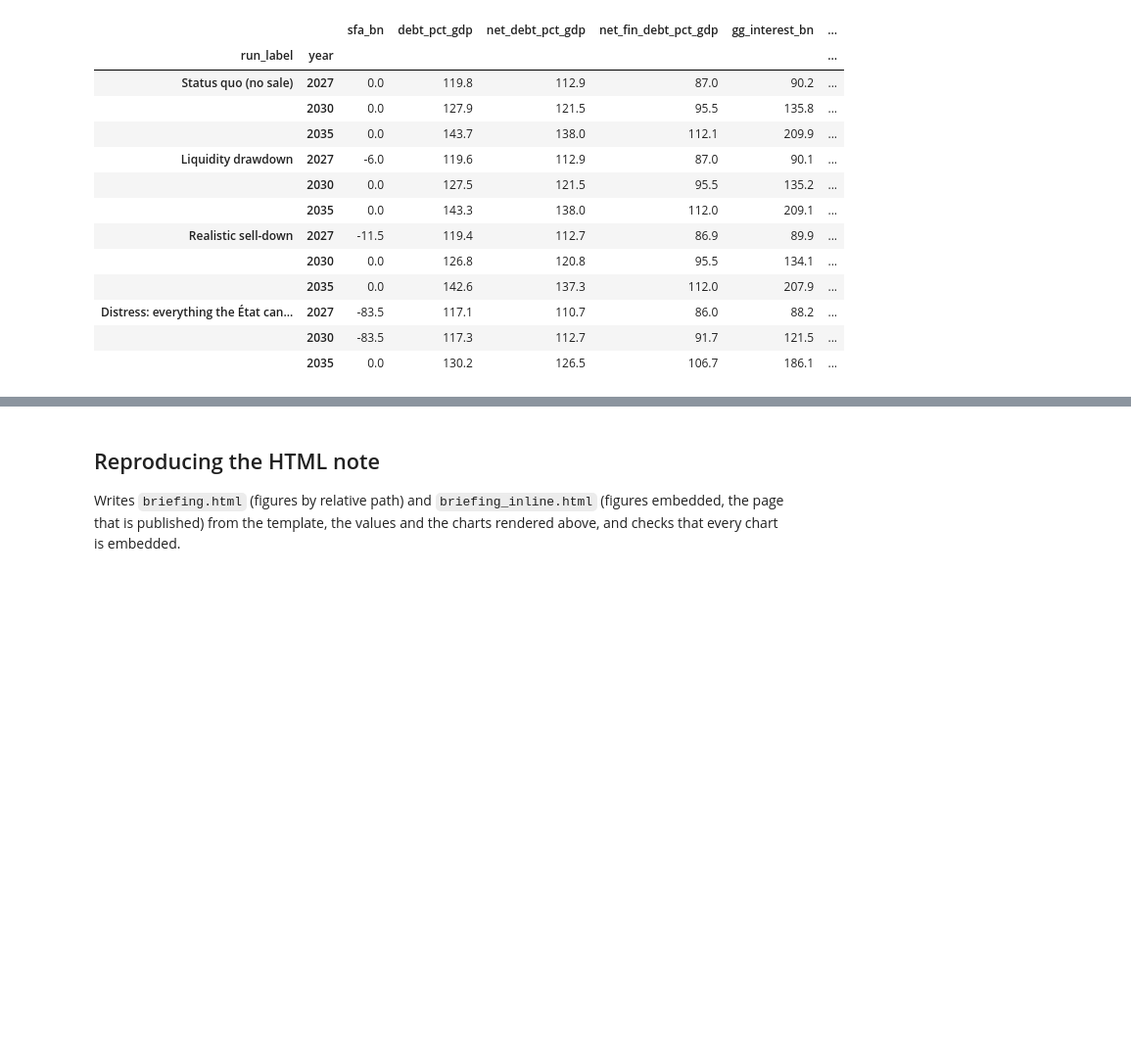
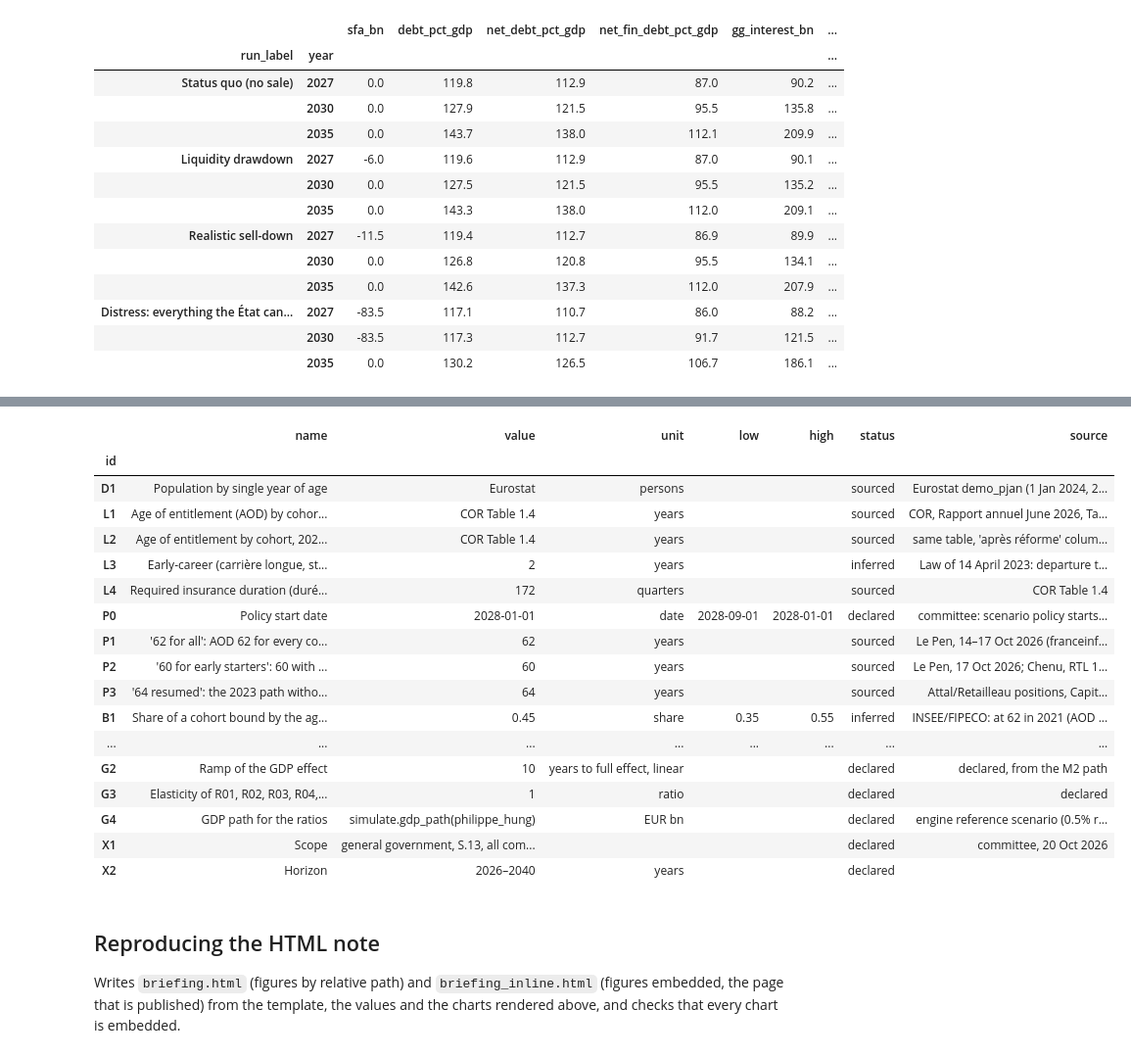
Before and after one commit to adrianchiu1/redbox, a Jupyter notebook: notebooks/France_fiscal_brief_20261013.ipynb, the cells around one changed output, grey strips where cells are left out. Shown at 98% size. Cells and saved outputs as stored; diff of their text form; code cells hidden in the pictures; blank space fills up the shorter version.

```diff
--- a/notebooks/France_fiscal_brief_20261013.ipynb
+++ b/notebooks/France_fiscal_brief_20261013.ipynb
@@ -393,3 +480,24 @@ sd[sd.year.isin([2027, 2030, 2035])][cols].round(1).set_index(["run_label", "yea
+# %%
+pd.read_csv(FIG / "pension_age_assumptions.csv", keep_default_na=False).set_index("id")[["name", "value", "unit", "low", "high", "status", "source"]]
+# %% [output]
+|  | name | value | unit | low | high | status | source |
+| id |  |  |  |  |  |  |  |
+| D1 | Population by single year of age | Eurostat | persons |  |  | sourced | Eurostat demo_pjan (1 Jan 2024, 2... |
+| L1 | Age of entitlement (AOD) by cohor... | COR Table 1.4 | years |  |  | sourced | COR, Rapport annuel June 2026, Ta... |
+| L2 | Age of entitlement by cohort, 202... | COR Table 1.4 | years |  |  | sourced | same table, 'après réforme' colum... |
+| L3 | Early-career (carrière longue, st... | 2 | years |  |  | inferred | Law of 14 April 2023: departure t... |
+| L4 | Required insurance duration (duré... | 172 | quarters |  |  | sourced | COR Table 1.4 |
+| P0 | Policy start date | 2028-01-01 | date | 2028-09-01 | 2028-01-01 | declared | committee: scenario policy starts... |
+| P1 | '62 for all': AOD 62 for every co... | 62 | years |  |  | sourced | Le Pen, 14–17 Oct 2026 (franceinf... |
+| P2 | '60 for early starters': 60 with ... | 60 | years |  |  | sourced | Le Pen, 17 Oct 2026; Chenu, RTL 1... |
+| P3 | '64 resumed': the 2023 path witho... | 64 | years |  |  | sourced | Attal/Retailleau positions, Capit... |
+| B1 | Share of a cohort bound by the ag... | 0.45 | share | 0.35 | 0.55 | inferred | INSEE/FIPECO: at 62 in 2021 (AOD ... |
+| ... | ... | ... | ... | ... | ... | ... | ... |
+| G2 | Ramp of the GDP effect | 10 | years to full effect, linear |  |  | declared | declared, from the M2 path |
+| G3 | Elasticity of R01, R02, R03, R04,... | 1 | ratio |  |  | declared | declared |
+| G4 | GDP path for the ratios | simulate.gdp_path(philippe_hung) | EUR bn |  |  | declared | engine reference scenario (0.5% r... |
+| X1 | Scope | general government, S.13, all com... |  |  |  | declared | committee, 20 Oct 2026 |
+| X2 | Horizon | 2026–2040 | years |  |  | declared |  |
 # %% [markdown]
 ## Reproducing the HTML note
 
```
Also changed, not shown: parts of 10 cells of this notebook, 25 other files.
